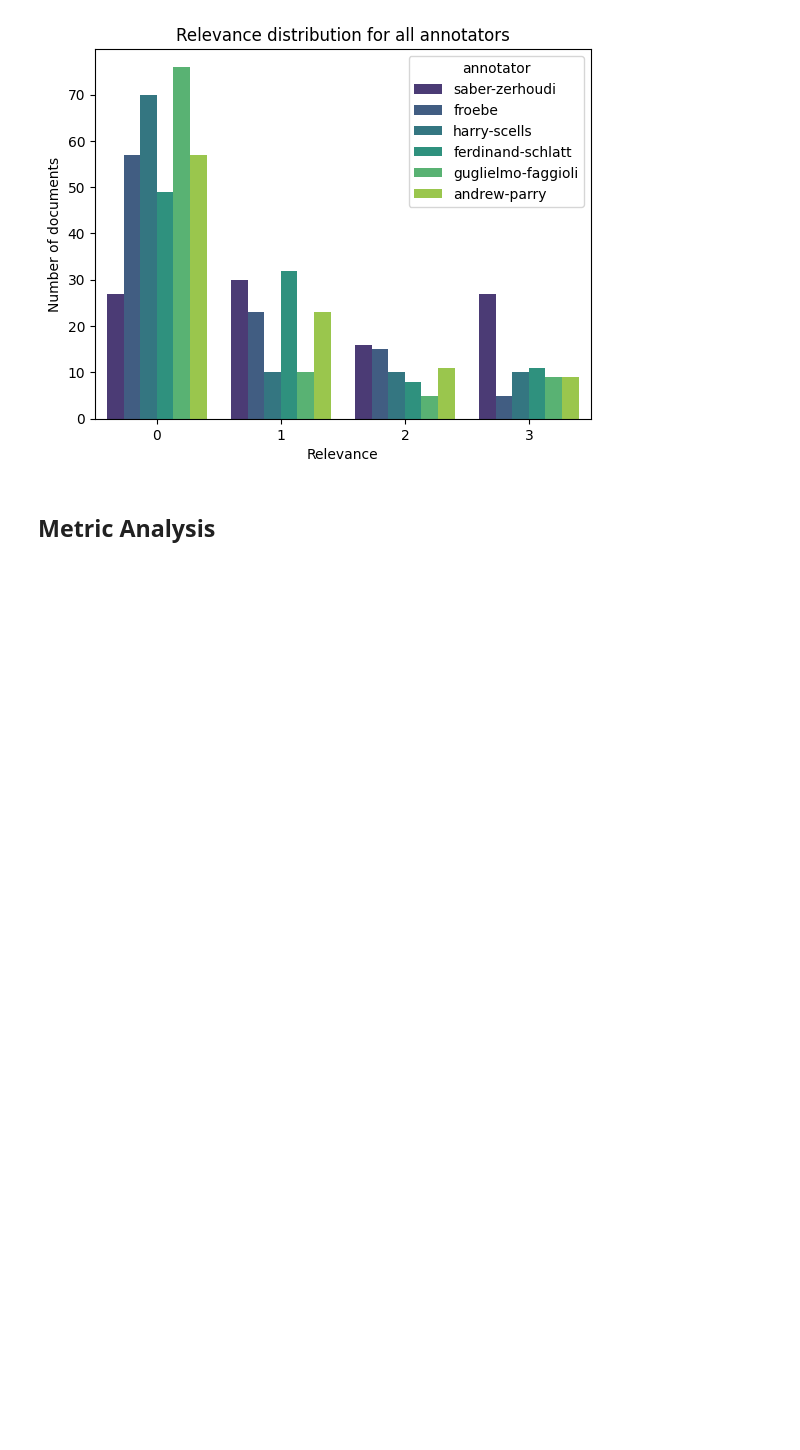
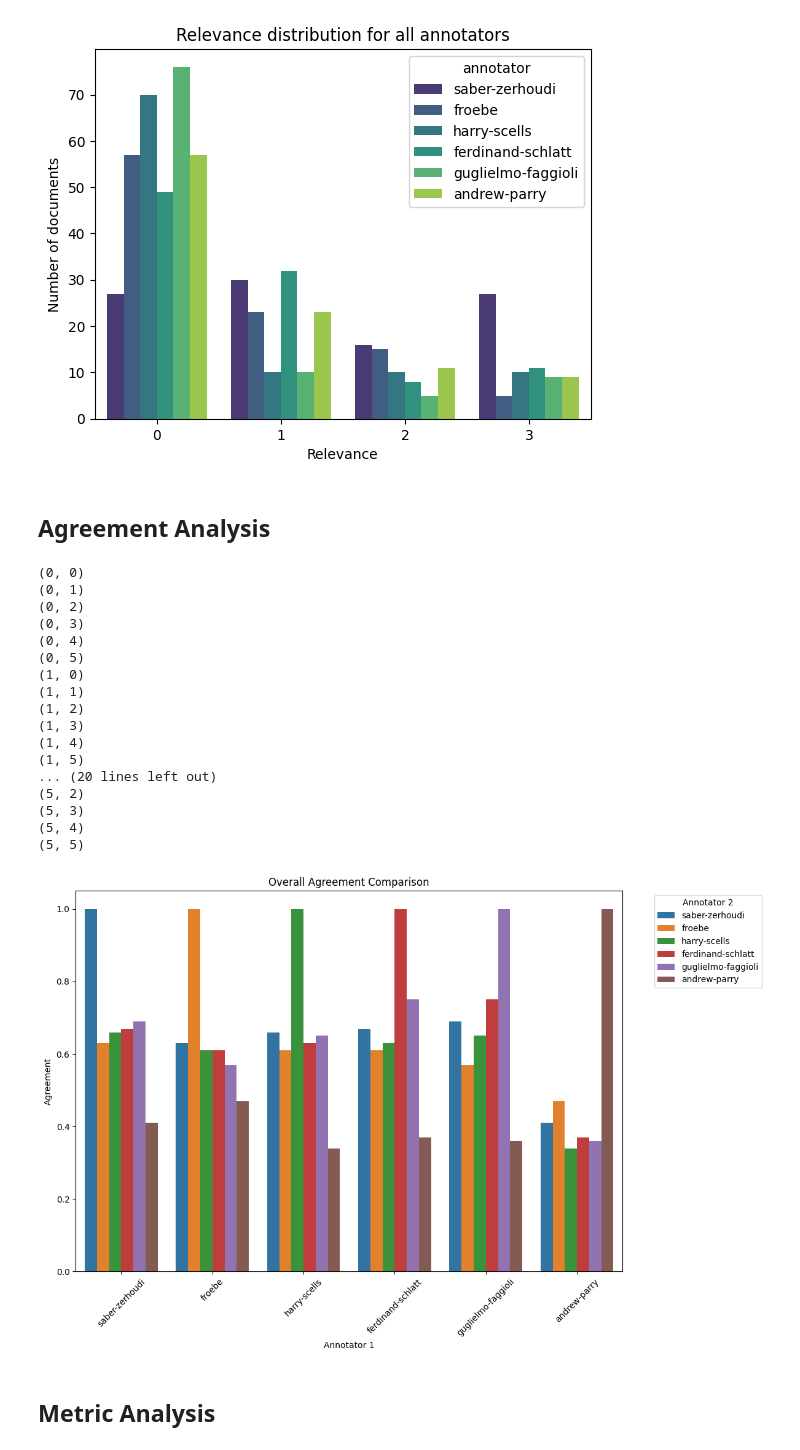
Before and after one commit to Parry-Parry/sigir25-annotation, a Jupyter notebook: analysis/annotator.ipynb, the cells around one changed output. Saved outputs shown, nothing was run; the diff lists cells and outputs as text; code cells hidden in the pictures; blank space fills up the shorter version.

Commit message:
all analysis

```diff
--- a/analysis/annotator.ipynb
+++ b/analysis/annotator.ipynb
@@ -409,6 +572,35 @@ Text(0.5, 0, 'Relevance')
 [figure]
 # %%
 original_qrels_object = TrecQrel.from_dataframe(original_qrels_filtered)
+# %% [markdown]
+## Agreement Analysis
+# %%
+groups = []
+for a, group in tmp_all_qrels.groupby('annotator'):
+    new_qrels = TrecQrel.from_dataframe(group)
+    groups.append(new_qrels)
+# %%
+res = compute_qrel_comparisons(groups, tmp_all_qrels['annotator'].unique().tolist(), method='agreement')
+plot_comparison_results(res, method='agreement')
+# %% [output]
+(0, 0)
+(0, 1)
+(0, 2)
+(0, 3)
+(0, 4)
+(0, 5)
+(1, 0)
+(1, 1)
+(1, 2)
+(1, 3)
+(1, 4)
+(1, 5)
+... (20 lines left out)
+(5, 2)
+(5, 3)
+(5, 4)
+(5, 5)
+[figure, added]
 # %% [markdown]
 ## Metric Analysis
 # %%
```
Also changed, not shown: parts of 4 cells of this notebook.
